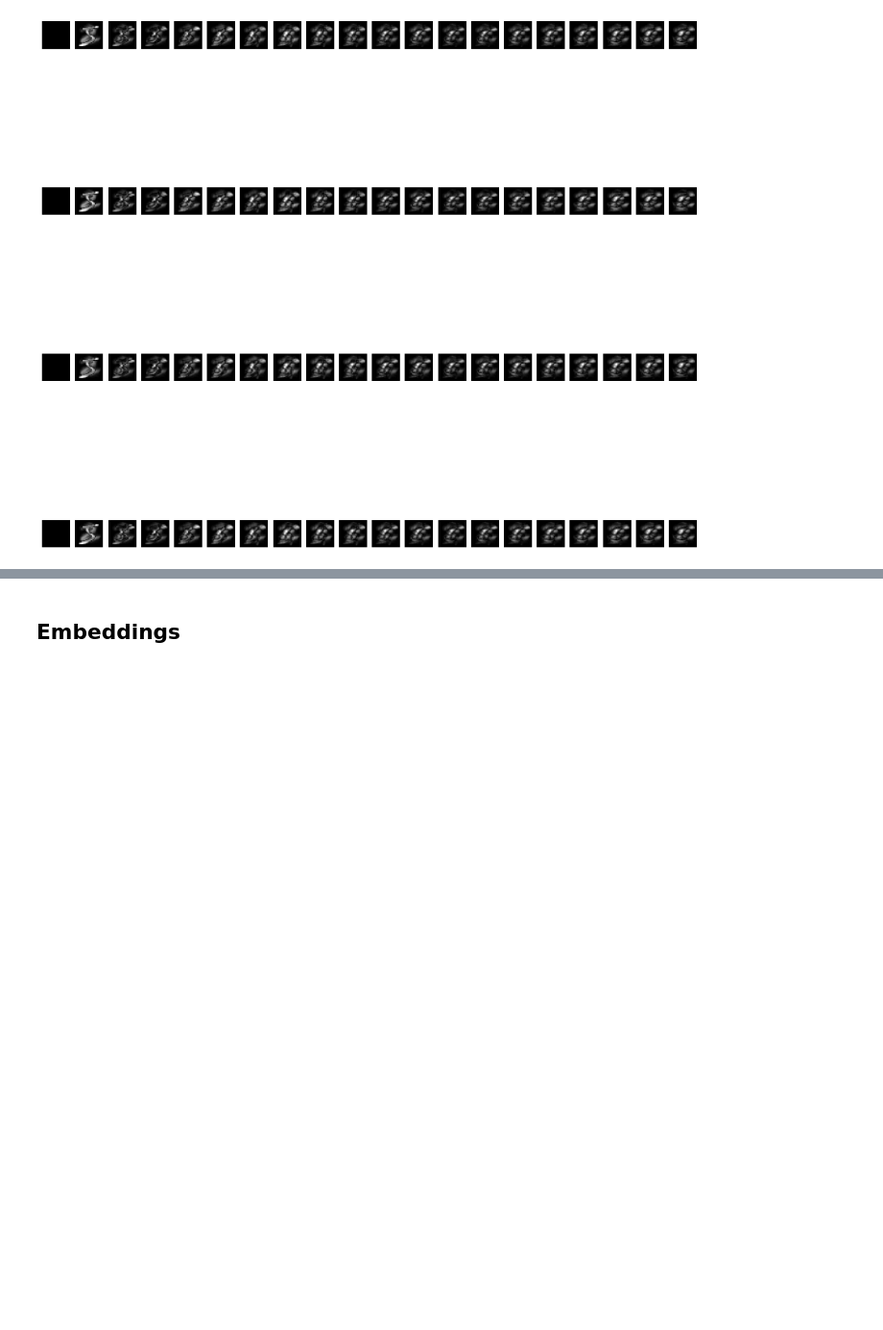
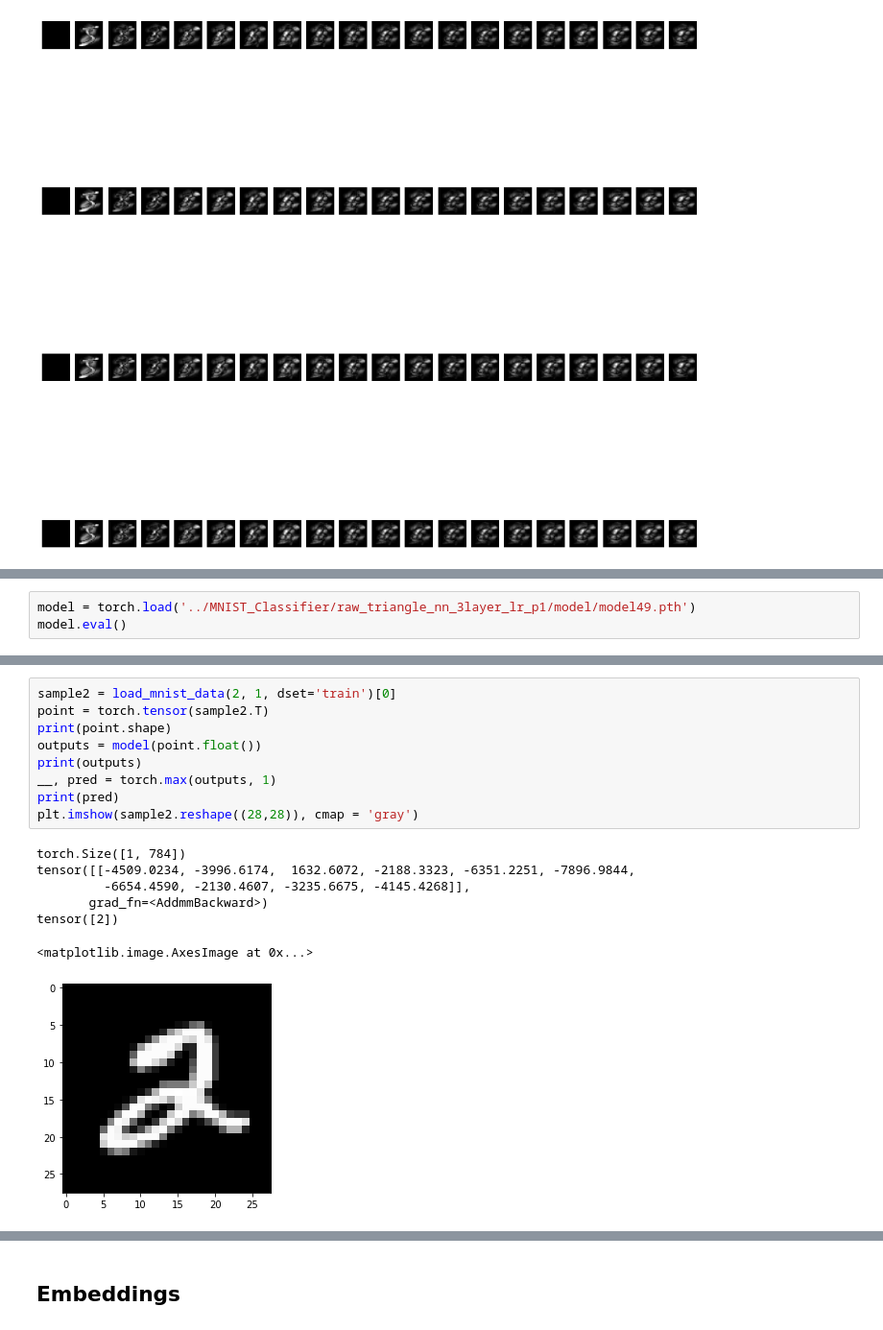
Before and after one commit to nmank/FlagIRLS, a Jupyter notebook: MNIST.ipynb, the cells around one changed output, grey strips where cells are left out. Shown at 96% size. Saved outputs shown, nothing was run; the diff lists cells and outputs as text; blank space fills up the shorter version.

```diff
--- a/MNIST.ipynb
+++ b/MNIST.ipynb
@@ -507,0 +631,3 @@ print('Check finished.')
+# %%
+model = torch.load('../MNIST_Classifier/raw_triangle_nn_3layer_lr_p1/model/model49.pth')
+model.eval()
@@ -507,0 +643,17 @@ print('Check finished.')
+# %%
+sample2 = load_mnist_data(2, 1, dset='train')[0]
+point = torch.tensor(sample2.T)
+print(point.shape)
+outputs = model(point.float())
+print(outputs)
+__, pred = torch.max(outputs, 1)
+print(pred)
+plt.imshow(sample2.reshape((28,28)), cmap = 'gray')
+# %% [output]
+torch.Size([1, 784])
+tensor([[-4509.0234, -3996.6174,  1632.6072, -2188.3323, -6351.2251, -7896.9844,
+         -6654.4590, -2130.4607, -3235.6675, -4145.4268]],
+       grad_fn=<AddmmBackward>)
+tensor([2])
+<matplotlib.image.AxesImage at 0x...>
+[figure, added]
```
Also changed, not shown: parts of 25 cells of this notebook.
